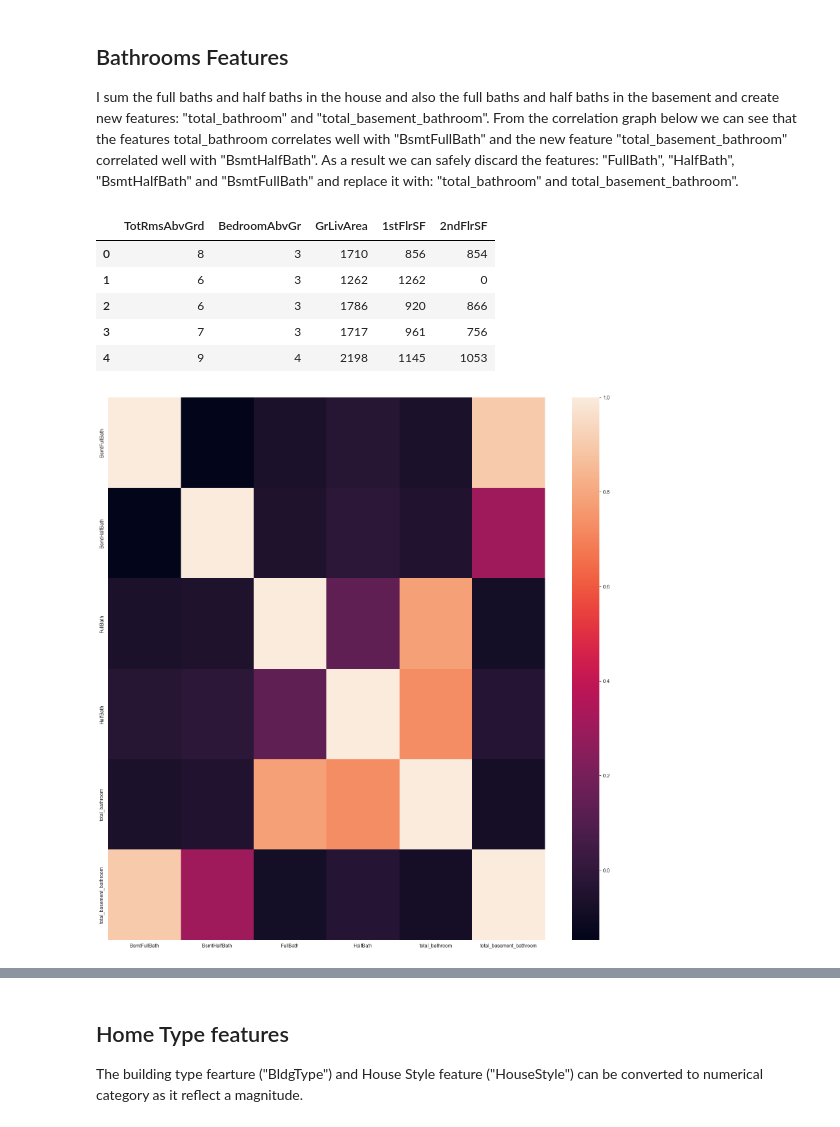
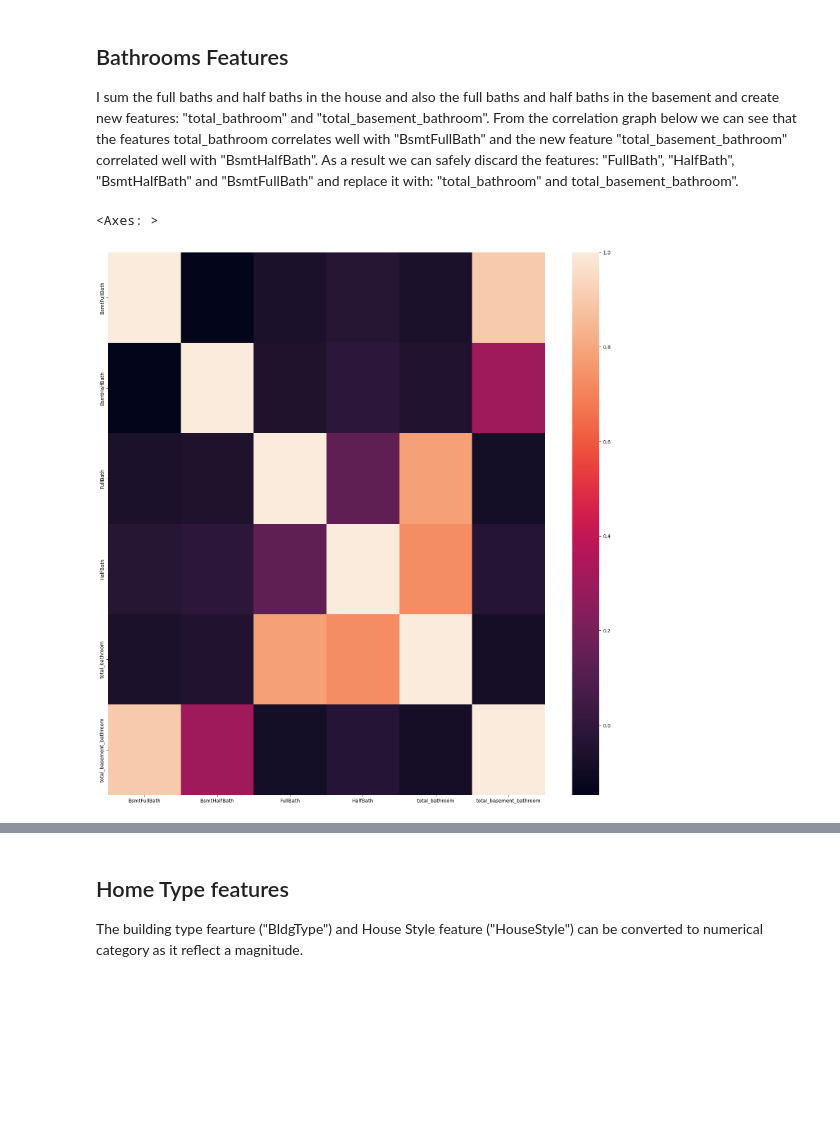
Before and after one commit to kzouhar/uda-ml-house-prediction, a Jupyter notebook: Final Report.ipynb, the cells around one changed output, grey strips where cells are left out. Cells and saved outputs as stored; diff of their text form; code cells hidden in the pictures; blank space fills up the shorter version.

```diff
--- a/Final Report.ipynb
+++ b/Final Report.ipynb
@@ -872,24 +859,18 @@ I sum the full baths and half baths in the house and also the full baths and hal
 # %%
 
 train_df["total_bathroom"] =  train_df["FullBath"] + train_df["HalfBath"]
 train_df["total_basement_bathroom"] =  train_df["BsmtHalfBath"] + train_df["BsmtFullBath"]
 
 test_df["total_bathroom"] =  test_df["FullBath"] + test_df["HalfBath"]
 test_df["total_basement_bathroom"] =  test_df["BsmtHalfBath"] + test_df["BsmtFullBath"]
 
 bathroom_features = ["BsmtFullBath", "BsmtHalfBath", "FullBath", "HalfBath", "total_bathroom", "total_basement_bathroom"]
 
 plt.figure(figsize=(20, 20))
 sns.heatmap(train_df[bathroom_features].corr())
-house_size_features_df.head()
 # %% [output]
-|  | TotRmsAbvGrd | BedroomAbvGr | GrLivArea | 1stFlrSF | 2ndFlrSF |
-| 0 | 8 | 3 | 1710 | 856 | 854 |
-| 1 | 6 | 3 | 1262 | 1262 | 0 |
-| 2 | 6 | 3 | 1786 | 920 | 866 |
-| 3 | 7 | 3 | 1717 | 961 | 756 |
-| 4 | 9 | 4 | 2198 | 1145 | 1053 |
+<Axes: >
-[figure, old version]
+[figure, new version]
 # %%
 train_df = train_df.drop("BsmtFullBath", axis = 1)
 test_df = test_df.drop("BsmtFullBath", axis = 1)
```
Also changed, not shown: parts of 40 cells of this notebook.
